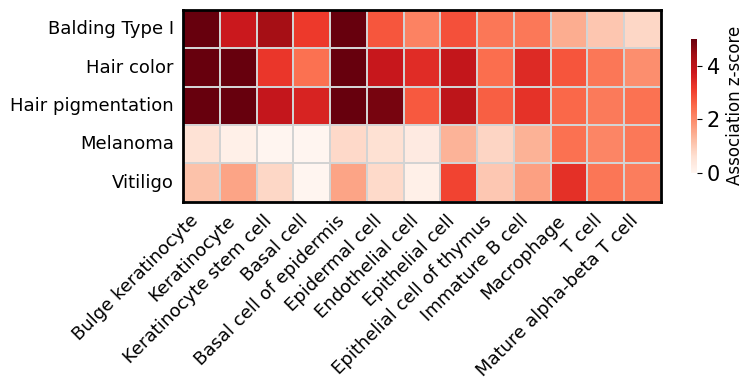
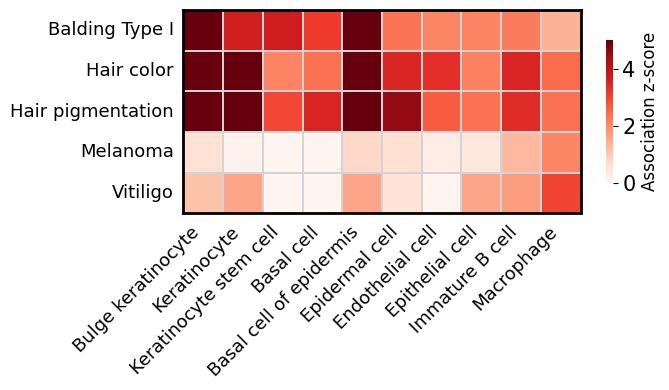
The notebook cell's code change between the first figure and the second:
--- before
+++ after
@@ -7,5 +7,5 @@
 pivot_df = pivot_df.loc[:, cell_types_ordered]
 
-fig, ax = plt.subplots(figsize=(8, 4))
+fig, ax = plt.subplots(figsize=(7, 4))
 hm = sns.heatmap(
     pivot_df,

Commit: remove unused settings, update results